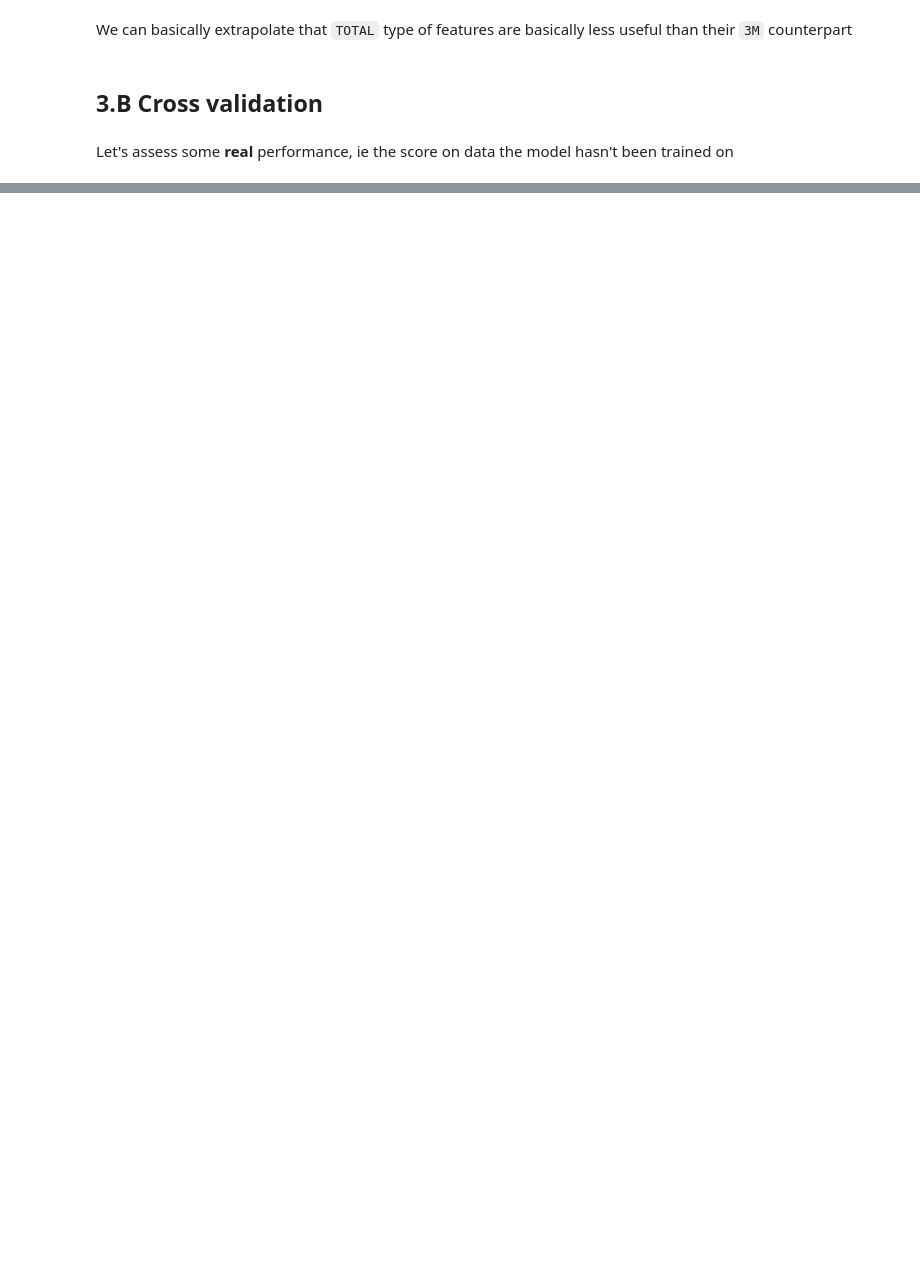
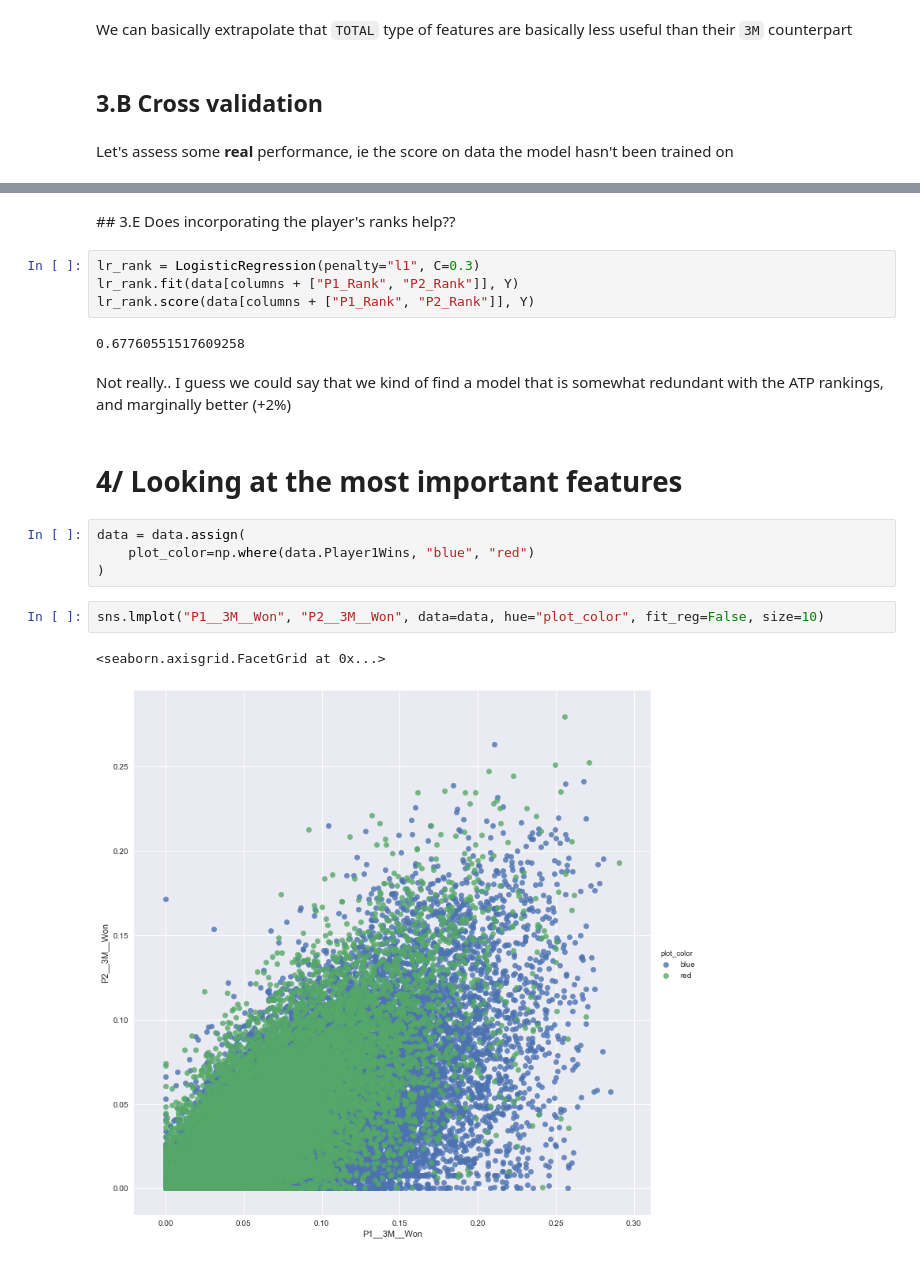
Before and after one commit to Vinh-CHUC/general-assembly-data-science-project, a Jupyter notebook: deliverables/4-Modelling/Modelling.ipynb, the cells around one changed output, grey strips where cells are left out. Saved outputs shown, nothing was run; the diff lists cells and outputs as text; blank space fills up the shorter version.

```diff
--- a/deliverables/4-Modelling/Modelling.ipynb
+++ b/deliverables/4-Modelling/Modelling.ipynb
@@ -185,0 +324,21 @@ print(scores, np.array(scores).mean())
+# %% [markdown]
+## 3.E Does incorporating the player's ranks help??
+# %%
+lr_rank = LogisticRegression(penalty="l1", C=0.3)
+lr_rank.fit(data[columns + ["P1_Rank", "P2_Rank"]], Y)
+lr_rank.score(data[columns + ["P1_Rank", "P2_Rank"]], Y)
+# %% [output]
+0.67760551517609258
+# %% [markdown]
+Not really.. I guess we could say that we kind of find a model that is somewhat redundant with the ATP rankings, and marginally better (+2%)
+# %% [markdown]
+# 4/ Looking at the most important features
+# %%
+data = data.assign(
+    plot_color=np.where(data.Player1Wins, "blue", "red")
+)
+# %%
+sns.lmplot("P1__3M__Won", "P2__3M__Won", data=data, hue="plot_color", fit_reg=False, size=10)
+# %% [output]
+<seaborn.axisgrid.FacetGrid at 0x...>
+[figure, added]
```
Also changed, not shown: parts of 40 cells of this notebook, 2 other files.
